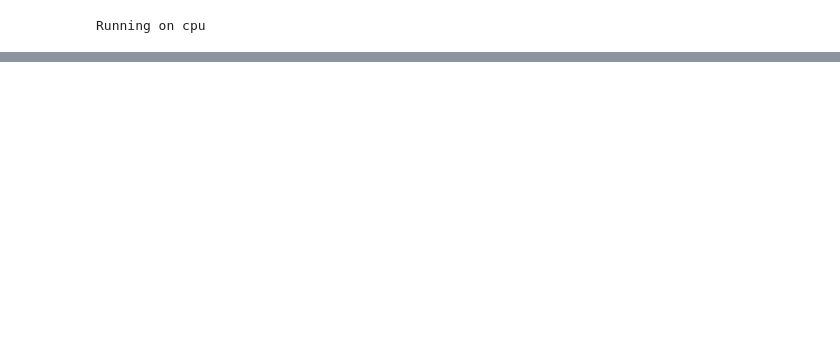
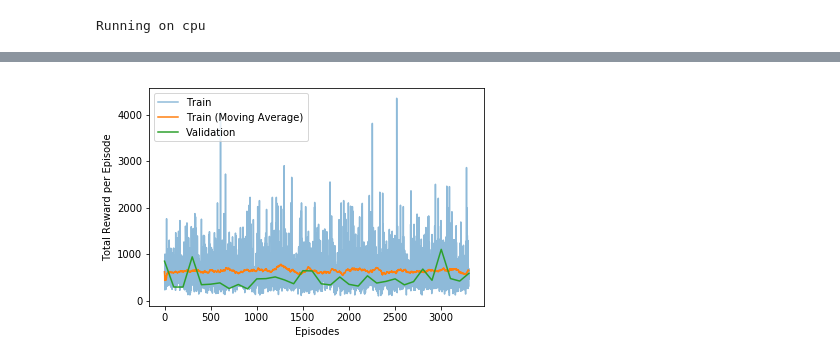
Before and after one commit to weekend37/HDQN, a Jupyter notebook: HDQN_Pacman_Visualization.ipynb, the cells around one changed output, grey strips where cells are left out. Drawn from its saved outputs; the diff is of its cells as text; code cells hidden in the pictures; blank space fills up the shorter version.

```diff
--- a/HDQN_Pacman_Visualization.ipynb
+++ b/HDQN_Pacman_Visualization.ipynb
@@ -94,3 +89,7 @@ XStartTimeoutError: Failed to start X on display ":1005" (xdpyinfo check failed)
+# %%
+plot_rewards(lc['train'], lc['mean_train'], lc['val'])
+# %% [output]
+[figure, added]
 # %%
 env = gym.make("MsPacman-v0")
 
```
Also changed, not shown: parts of 4 cells of this notebook, 1 other file.
